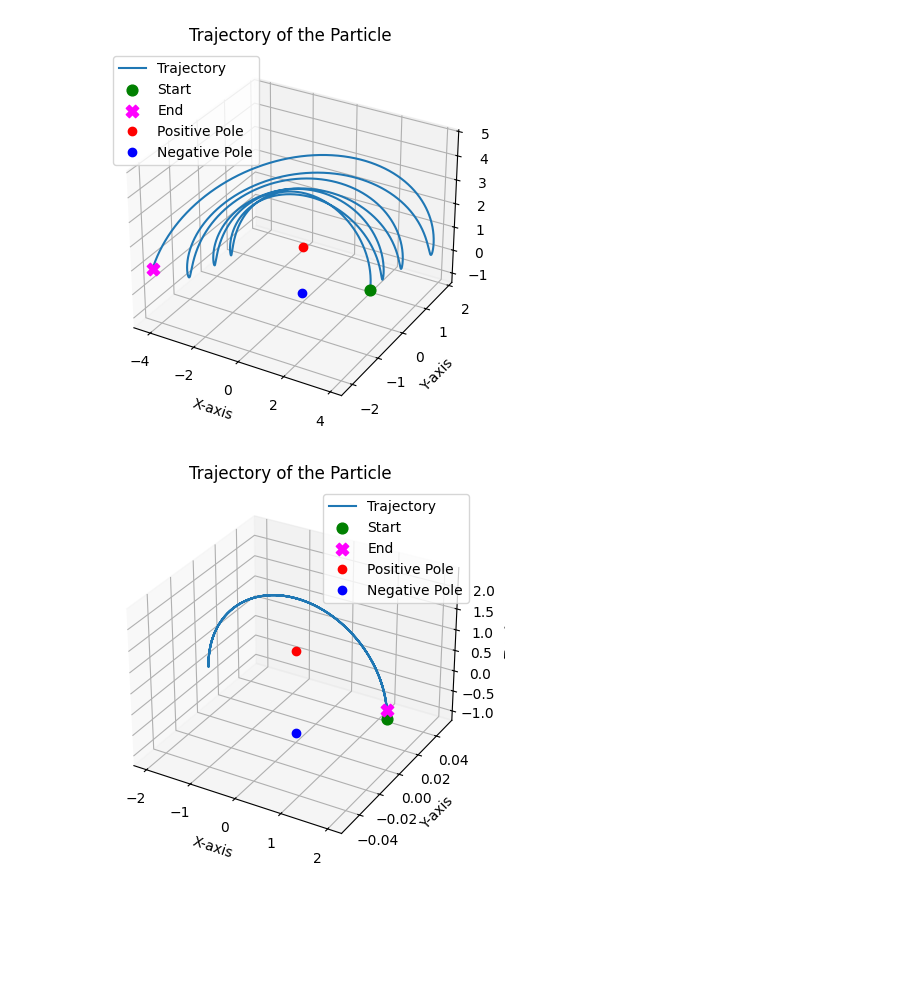
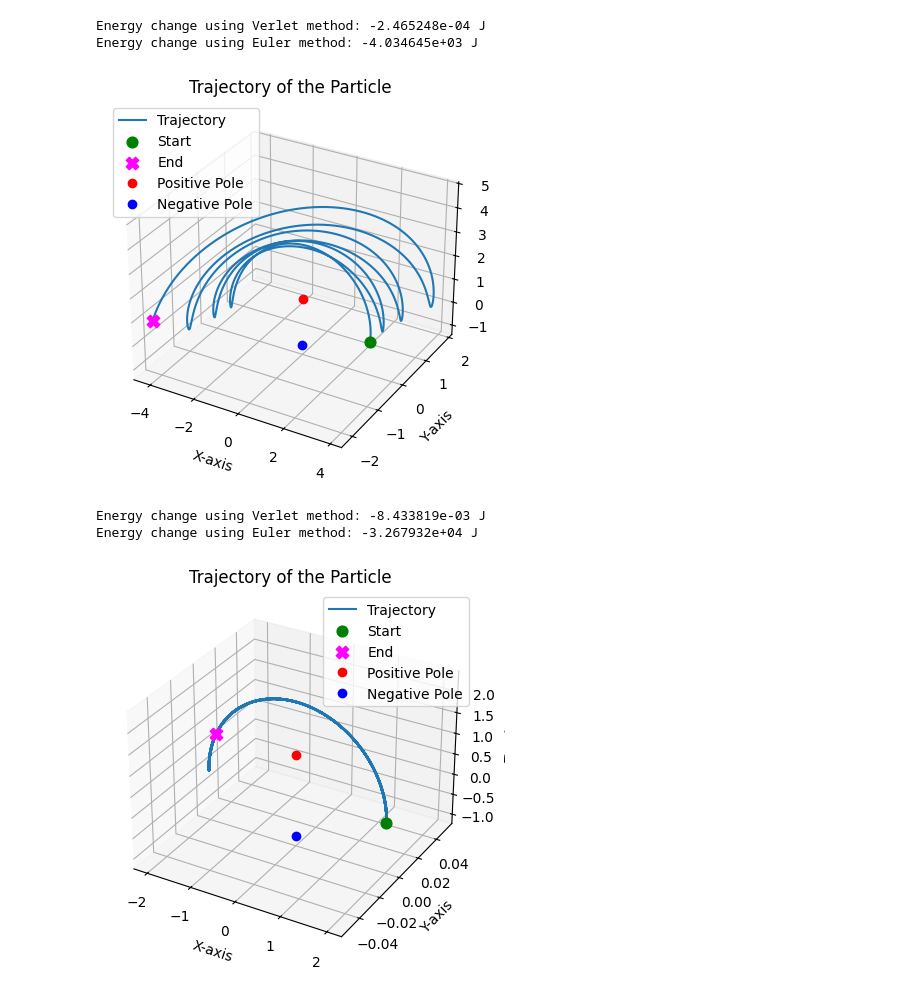
Before and after one commit to t0merez/Particle-Motion-Simulation, a Jupyter notebook: code_simulations.ipynb, the cells around one changed output. Drawn from its saved outputs; the diff is of its cells as text; code cells hidden in the pictures; blank space fills up the shorter version.

Commit message:
Added calculations of energy conservation and minor changes in sim.py code

```diff
--- a/code_simulations.ipynb
+++ b/code_simulations.ipynb
@@ -55,16 +71,22 @@ circular_particle = sim.Particle(
     mass=1.0,
     charge=-1.0
 )
+sim.compare_energy_change(circular_particle)
 sim.plot_trajectory(circular_particle)
 # %% [output]
+Energy change using Verlet method: -2.465248e-04 J
+Energy change using Euler method: -4.034645e+03 J
 [figure]
 # %%
 perfect_circular_particle = sim.Particle(
     position=[2.0, 0.0, 0.0],
     velocity=[0.0, 0, 0.0],
     mass=1.0,
     charge=-1.0
 )
-sim.plot_trajectory(perfect_circular_particle, steps = 5000)
+sim.compare_energy_change(copy.deepcopy(perfect_circular_particle))
+sim.plot_trajectory(perfect_circular_particle, steps = 25000)
 # %% [output]
+Energy change using Verlet method: -8.433819e-03 J
+Energy change using Euler method: -3.267932e+04 J
-[figure, old version]
+[figure, new version]
```
Also changed, not shown: parts of 8 cells of this notebook, 2 other files.
